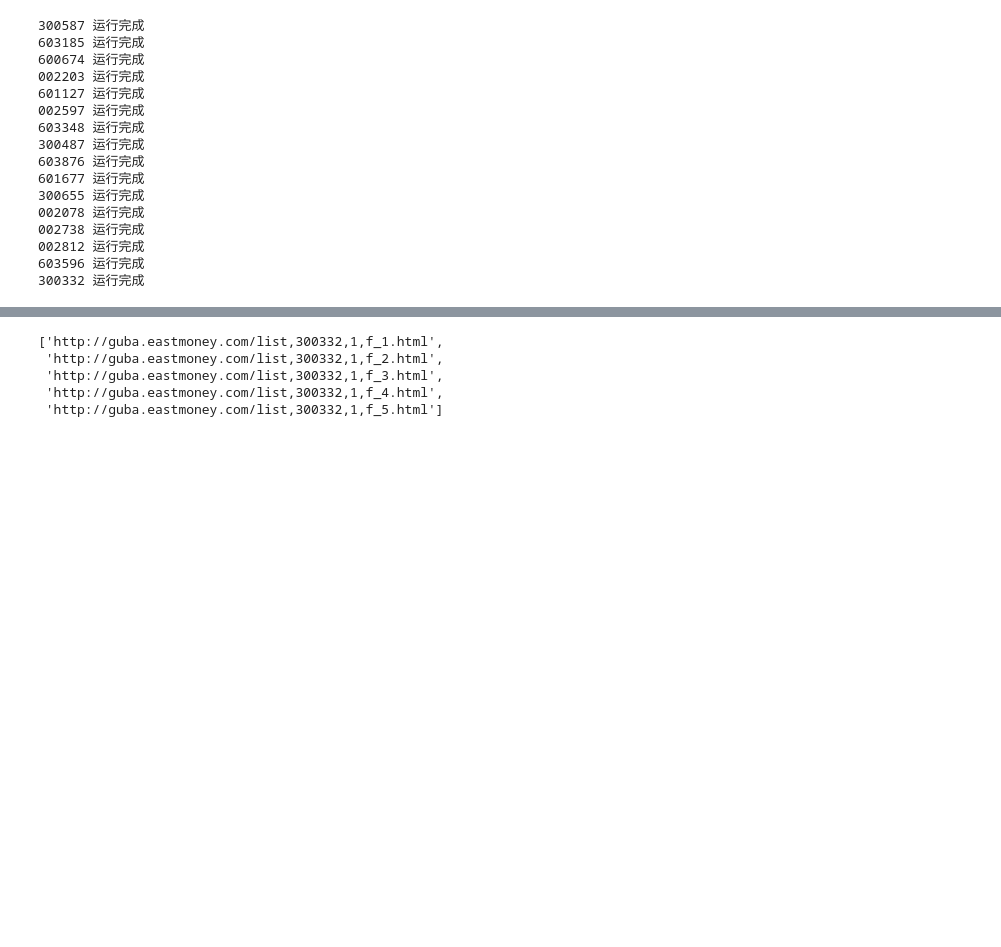
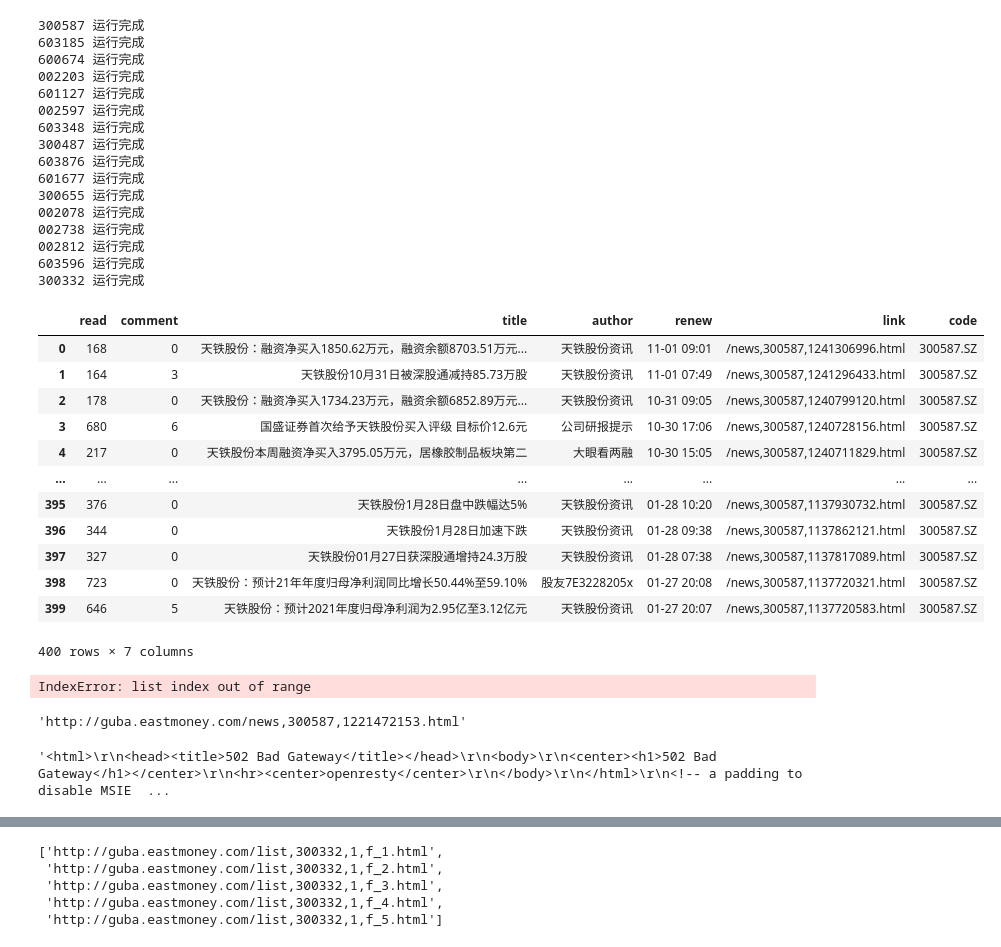
Before and after one commit to PXY11/trading-optimize, a Jupyter notebook: get_data_news.ipynb, the cells around one changed output, grey strips where cells are left out. Drawn from its saved outputs; the diff is of its cells as text; code cells hidden in the pictures; blank space fills up the shorter version.

```diff
--- a/get_data_news.ipynb
+++ b/get_data_news.ipynb
@@ -64,8 +64,8 @@ def get_news(url_list,code):
         time.sleep(random.uniform(3,4))
 
     outwb.save(f"./news/{code}.xlsx")
-
-
+    df = pd.read_excel(f"./news/{code}.xlsx")
+    return df
 # code = "hk01810"
 # code = "603355"
 # pages = 5
@@ -89,11 +89,14 @@ stk_code_list = ['300587.SZ',
 '002812.SZ',
 '603596.SH',
 '300332.SZ',]
+df_res = []
 for stk_code in stk_code_list:
     code = stk_code.split('.')[0]
     pages = 5
     url_list = get_url(code,pages)
-    get_news(url_list,code)
+    df_tmp = get_news(url_list,code)
+    df_tmp['code'] = [stk_code]*len(df_tmp)
+    df_res.append(df_tmp)
     print(f"{code} 运行完成")
 # %% [output]
 300587 运行完成
@@ -112,3 +115,45 @@ for stk_code in stk_code_list:
 002812 运行完成
 603596 运行完成
 300332 运行完成
+# %%
+df_res[0]
+# %% [output]
+|  | read | comment | title | author | renew | link | code |
+| 0 | 168 | 0 | 天铁股份：融资净买入1850.62万元，融资余额8703.51万元... | 天铁股份资讯 | 11-01 09:01 | /news,300587,1241306996.html | 300587.SZ |
+| 1 | 164 | 3 | 天铁股份10月31日被深股通减持85.73万股 | 天铁股份资讯 | 11-01 07:49 | /news,300587,1241296433.html | 300587.SZ |
+| 2 | 178 | 0 | 天铁股份：融资净买入1734.23万元，融资余额6852.89万元... | 天铁股份资讯 | 10-31 09:05 | /news,300587,1240799120.html | 300587.SZ |
+| 3 | 680 | 6 | 国盛证券首次给予天铁股份买入评级 目标价12.6元 | 公司研报提示 | 10-30 17:06 | /news,300587,1240728156.html | 300587.SZ |
+| 4 | 217 | 0 | 天铁股份本周融资净买入3795.05万元，居橡胶制品板块第二 | 大眼看两融 | 10-30 15:05 | /news,300587,1240711829.html | 300587.SZ |
+| ... | ... | ... | ... | ... | ... | ... | ... |
+| 395 | 376 | 0 | 天铁股份1月28日盘中跌幅达5% | 天铁股份资讯 | 01-28 10:20 | /news,300587,1137930732.html | 300587.SZ |
+| 396 | 344 | 0 | 天铁股份1月28日加速下跌 | 天铁股份资讯 | 01-28 09:38 | /news,300587,1137862121.html | 300587.SZ |
+| 397 | 327 | 0 | 天铁股份01月27日获深股通增持24.3万股 | 天铁股份资讯 | 01-28 07:38 | /news,300587,1137817089.html | 300587.SZ |
+| 398 | 723 | 0 | 天铁股份：预计21年年度归母净利润同比增长50.44%至59.10% | 股友7E3228205x | 01-27 20:08 | /news,300587,1137720321.html | 300587.SZ |
+| 399 | 646 | 5 | 天铁股份：预计2021年度归母净利润为2.95亿至3.12亿元 | 天铁股份资讯 | 01-27 20:07 | /news,300587,1137720583.html | 300587.SZ |
+400 rows × 7 columns
+# %%
+publish_date = []
+for link in df_res[0]['link'].tolist():
+    url = f'http://guba.eastmoney.com{link}'
+    headers = {
+    # 'User-Agent': UserAgent(verify_ssl=False).random,
+    'User-Agent': 'Mozilla/5.0 (Macintosh; Intel Mac OS X 10_15_7) AppleWebKit/537.36 (KHTML, like Gecko) Chrome/106.0.0.0 Safari/537.36',
+    'cookie': 'qgqp_b_id=b90ae58b50ba4b8868c1988b80823e4c; st_si=62771611099798; st_asi=delete; st_pvi=50748890314615; st_sp=2022-10-24 11:22:01; st_inirUrl=http://guba.eastmoney.com/list,hk01810,1,f_1.html; st_sn=2; st_psi=20221024112234183-117001300541-9748756866'
+}
+
+    res = requests.get(url,headers = headers)
+    html = res.text
+    soup = BeautifulSoup(html,"html.parser")
+    tmp_publish_date = str(soup.select(".zwfbtime")[0]).split('\n')[1].strip().split(' ')[1]
+    publish_date.append(tmp_publish_date)
+    time.sleep(random.uniform(3,4))
+# %% [output]
+IndexError: list index out of range
+# %%
+url
+# %% [output]
+'http://guba.eastmoney.com/news,300587,1221472153.html'
+# %%
+html
+# %% [output]
+'<html>\r\n<head><title>502 Bad Gateway</title></head>\r\n<body>\r\n<center><h1>502 Bad Gateway</h1></center>\r\n<hr><center>openresty</center>\r\n</body>\r\n</html>\r\n<!-- a padding to disable MSIE  ...
```
Also changed, not shown: parts of 4 cells of this notebook, 33 other files.
